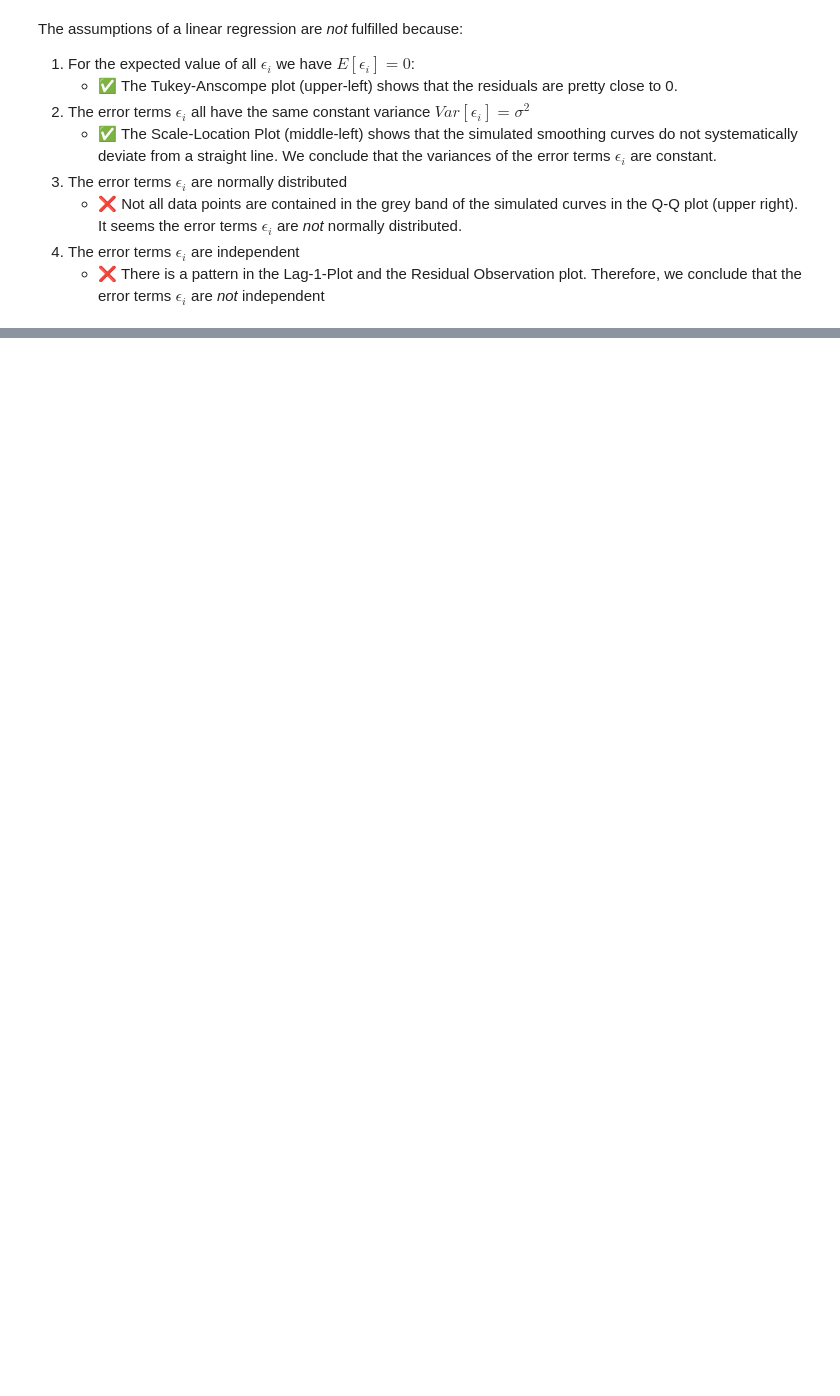
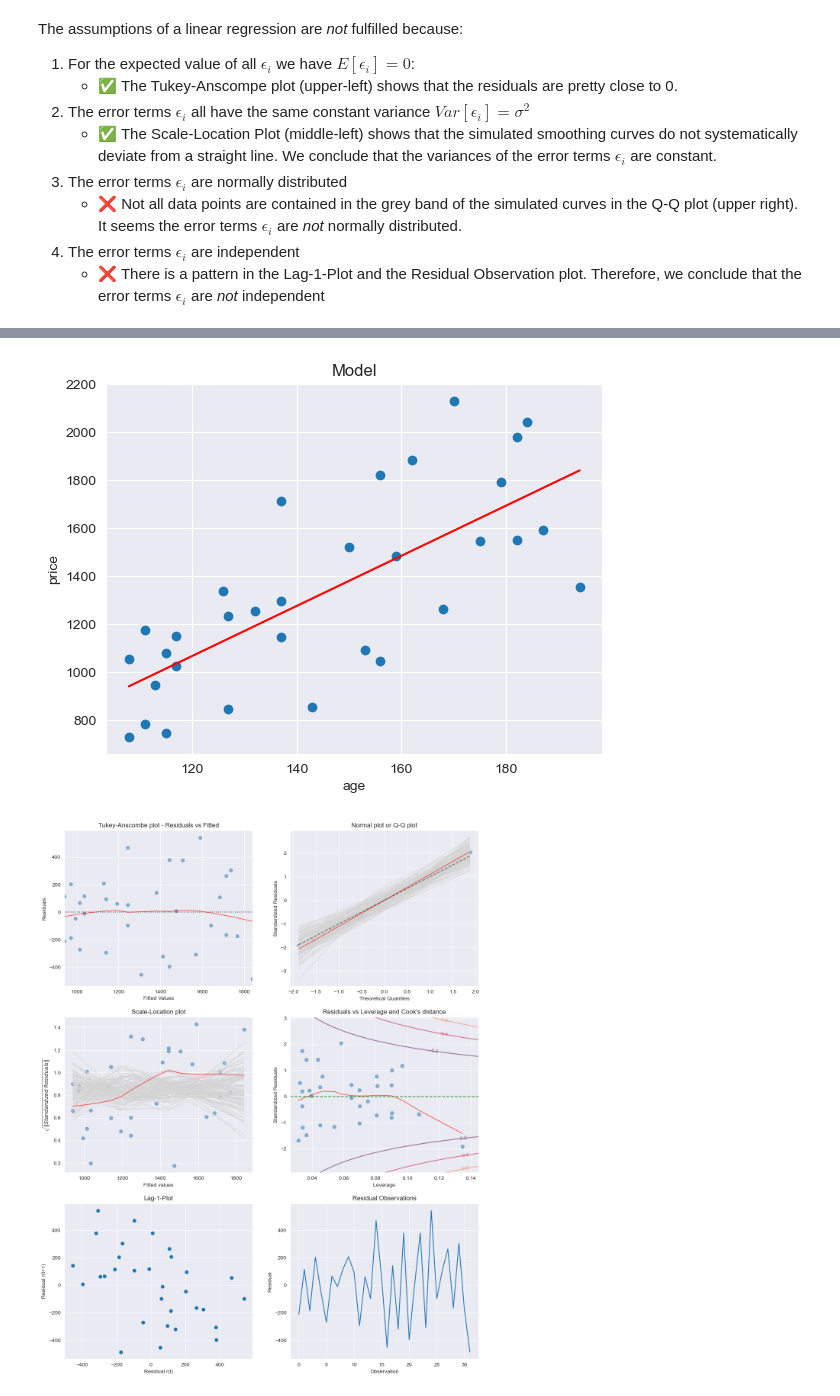
Before and after one commit to marbetschar/ZHAW-Predictive-Modeling, a Jupyter notebook: Week02/02_series_TMA.ipynb, the cells around one changed output, grey strips where cells are left out. Drawn from its saved outputs; the diff is of its cells as text; code cells hidden in the pictures; blank space fills up the shorter version.

```diff
--- a/Week02/02_series_TMA.ipynb
+++ b/Week02/02_series_TMA.ipynb
@@ -188,0 +254,3 @@ The assumptions of a linear regression are _not_ fulfilled because:
+# %%
+antique_clocks_df = pd.read_csv('../Data/antique_clocks.csv')
+antique_clocks_df
@@ -188,0 +275,10 @@ The assumptions of a linear regression are _not_ fulfilled because:
+# %%
+antique_clocks_x = antique_clocks_df.age
+antique_clocks_x_sm = sm.add_constant(antique_clocks_x)
+antique_clocks_model = sm.OLS(antique_clocks_df.price, antique_clocks_x_sm).fit()
+
+model_plot(antique_clocks_x, antique_clocks_df.price, antique_clocks_model, 'age', 'price')
+tma_plots(antique_clocks_model)
+# %% [output]
+[figure, added]
+[figure, added]
```
Also changed, not shown: parts of 14 cells of this notebook.
